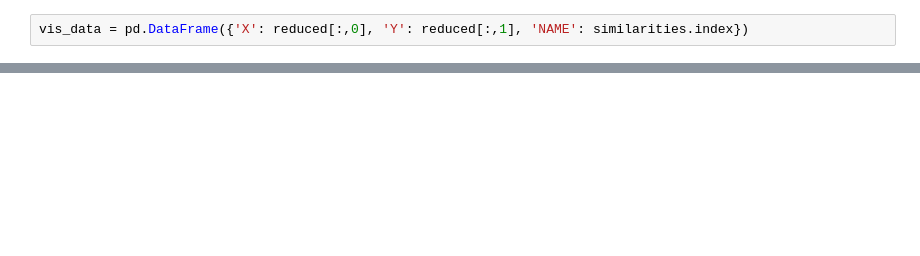
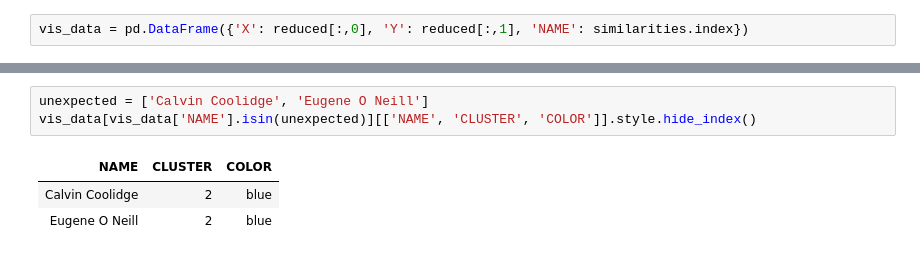
Before and after one commit to ucdavisdatalab/workshop_getting_started_with_textual_data, a Jupyter notebook: 05_clustering-and-classification.ipynb, the cells around one changed output, grey strips where cells are left out. Drawn from its saved outputs; the diff is of its cells as text; blank space fills up the shorter version.

Commit message:
showing two unexpected classifications

```diff
--- a/05_clustering-and-classification.ipynb
+++ b/05_clustering-and-classification.ipynb
@@ -396,0 +393,7 @@ preliminary hypothesis, which later work will either corroborate or challenge.
+# %%
+unexpected = ['Calvin Coolidge', 'Eugene O Neill']
+vis_data[vis_data['NAME'].isin(unexpected)][['NAME', 'CLUSTER', 'COLOR']].style.hide_index()
+# %% [output]
+| NAME | CLUSTER | COLOR |
+| Calvin Coolidge | 2 | blue |
+| Eugene O Neill | 2 | blue |
```
Also changed, not shown: parts of 38 cells of this notebook.
